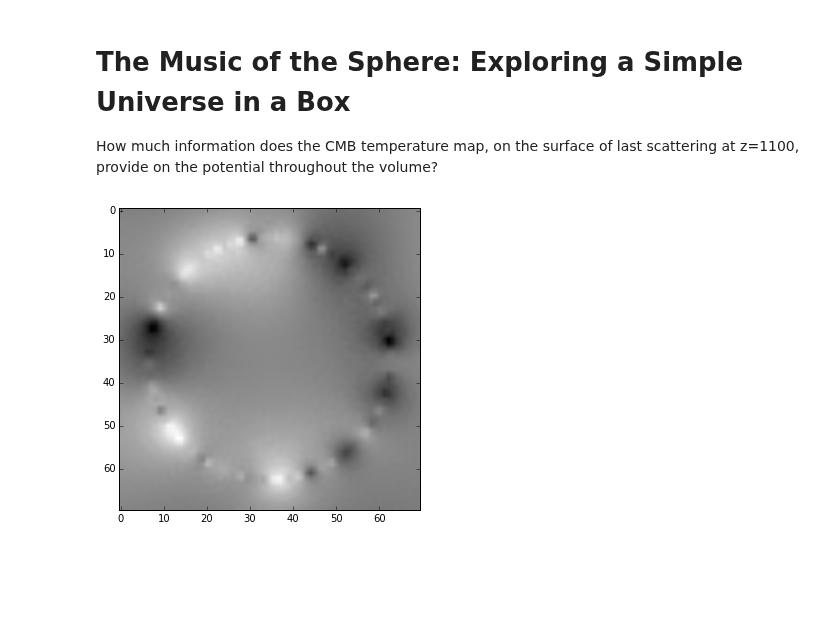
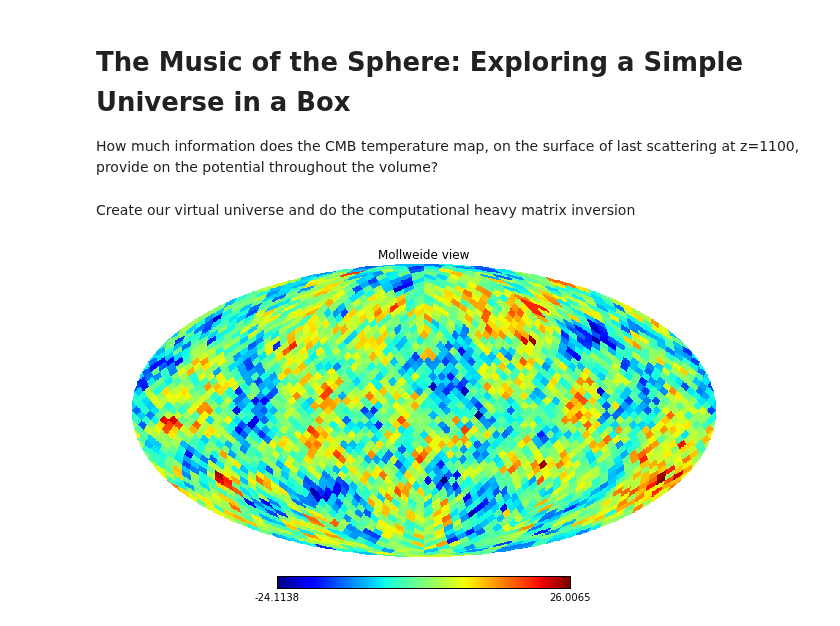
Before and after one commit to LaurencePeanuts/Music, a Jupyter notebook: Beatbox_Demo.ipynb, the cells around one changed output. Cells and saved outputs as stored; diff of their text form; code cells hidden in the pictures; blank space fills up the shorter version.

Commit message:
Made the demo a class and added some notes to the iPython notebook with two visualizations

```diff
--- a/Beatbox_Demo.ipynb
+++ b/Beatbox_Demo.ipynb
@@ -5,7 +5,10 @@ How much information does the CMB temperature map, on the surface of last scatte
 # %%
 %matplotlib inline
 from beatbox import universe
-# %%
-universe.demo()
-# %% [output]
-[figure, removed]
+# %% [markdown]
+Create our virtual universe and do the computational heavy matrix inversion
+# %%
+demo = universe.demo()
+demo.f.show()
+# %% [output]
+[figure, added]
```
Also changed, not shown: parts of 2 cells of this notebook, 1 other file.
